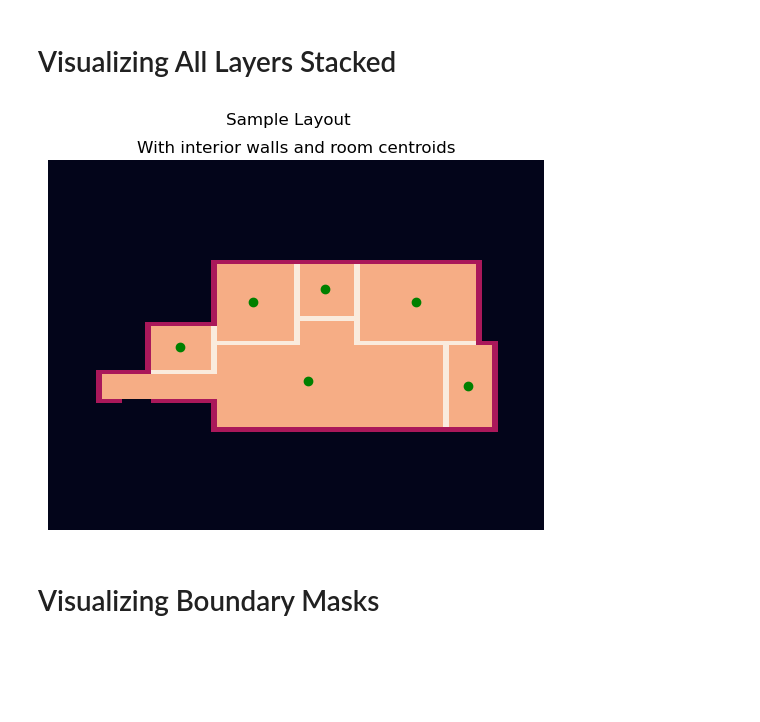
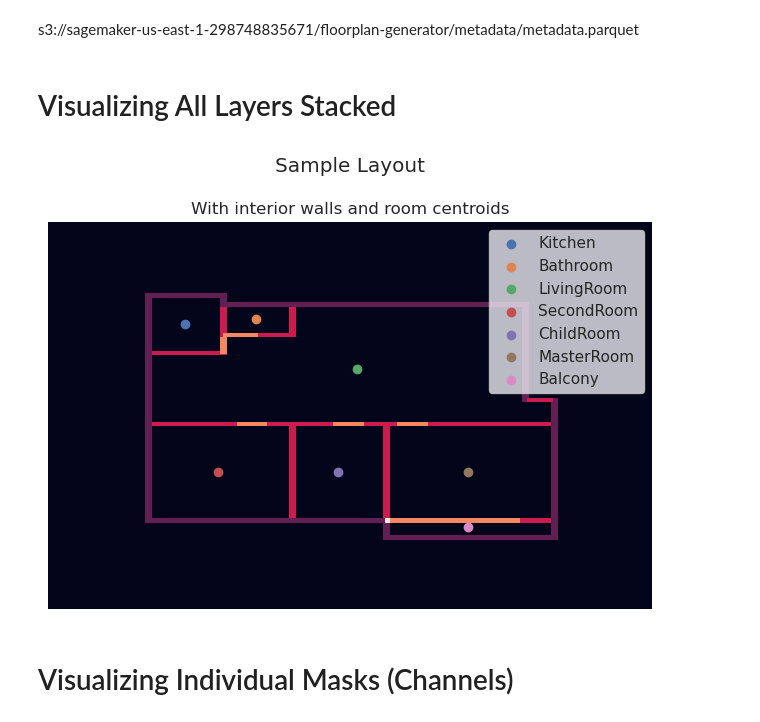
Before and after one commit to shaun-friedman/Generative-Interior-Synthesis, a Jupyter notebook: 3_EDA.ipynb, the cells around one changed output. Drawn from its saved outputs; the diff is of its cells as text; code cells hidden in the pictures; blank space fills up the shorter version.

Commit message:
updated to use zarr store

```diff
--- a/3_EDA.ipynb
+++ b/3_EDA.ipynb
@@ -38,0 +62,3 @@ test_file[4]
+# %%
+metadata_df = pd.read_parquet("metadata.parquet")
+metadata_df.shape
@@ -39,26 +76,51 @@ test_file[4]
+# %% [markdown]
+s3://sagemaker-us-east-1-298748835671/floorplan-generator/metadata/metadata.parquet
 # %% [markdown]
 # Visualizing All Layers Stacked
+# %%
+# Get room vocab
+vocab = get_vocab()
+room_index = vocab["object_idx_to_name"]
+
+# Open the S3 filesystem
+fs = s3fs.S3FileSystem()
+
+# Open the zarr store
+store = s3fs.S3Map(root=f'{s3_project_prefix}/store/data.zarr', s3=fs, check=False)
+
+# Open the zarr array or group
+z = zarr.open(store, mode='r')
+
+# Load sample
+boundary_mask = z['boundary_masks'][1]
+inside_mask = z['inside_masks'][1]
+room_mask = z['room_masks'][1]
+door_mask = z['door_masks'][1]
+
+metadata = metadata_df.iloc[1, 1:-1]
 # %%
 # recovering walls through elementise addition
-walls = np.sum(test_file[2:4], axis=0) * 50
-
-n = len(test_file)
 fig, ax = plt.subplots()
 
-sns.heatmap(np.sum([test_file[0], test_file[1]+100, walls], axis=0).T,
-            ax=ax, cbar=False, xticklabels=False, yticklabels=False)
+sns.heatmap(np.sum([boundary_mask, room_mask*2, door_mask*3], axis=0),
+            cbar=False, xticklabels=False, yticklabels=False)
 
-for room in test_file[4]:
-    ax.scatter(room["centroid"][0],
-               room["centroid"][1],
-               color="green")
+for room in metadata:
+    if room:
+        ax.scatter(
+            room["centroid"][1],
+            room["centroid"][0],
+            label=room_index[int(room["category"])]
+            )
 
 ax.set_title("With interior walls and room centroids")
+ax.legend()
 
 plt.suptitle("Sample Layout")
+plt.tight_layout()
 plt.show()
 # %% [output]
-[figure, old version]
+[figure, new version]
 # %% [markdown]
-# Visualizing Boundary Masks
+# Visualizing Individual Masks (Channels)
 # %%
```
Also changed, not shown: parts of 20 cells of this notebook.
